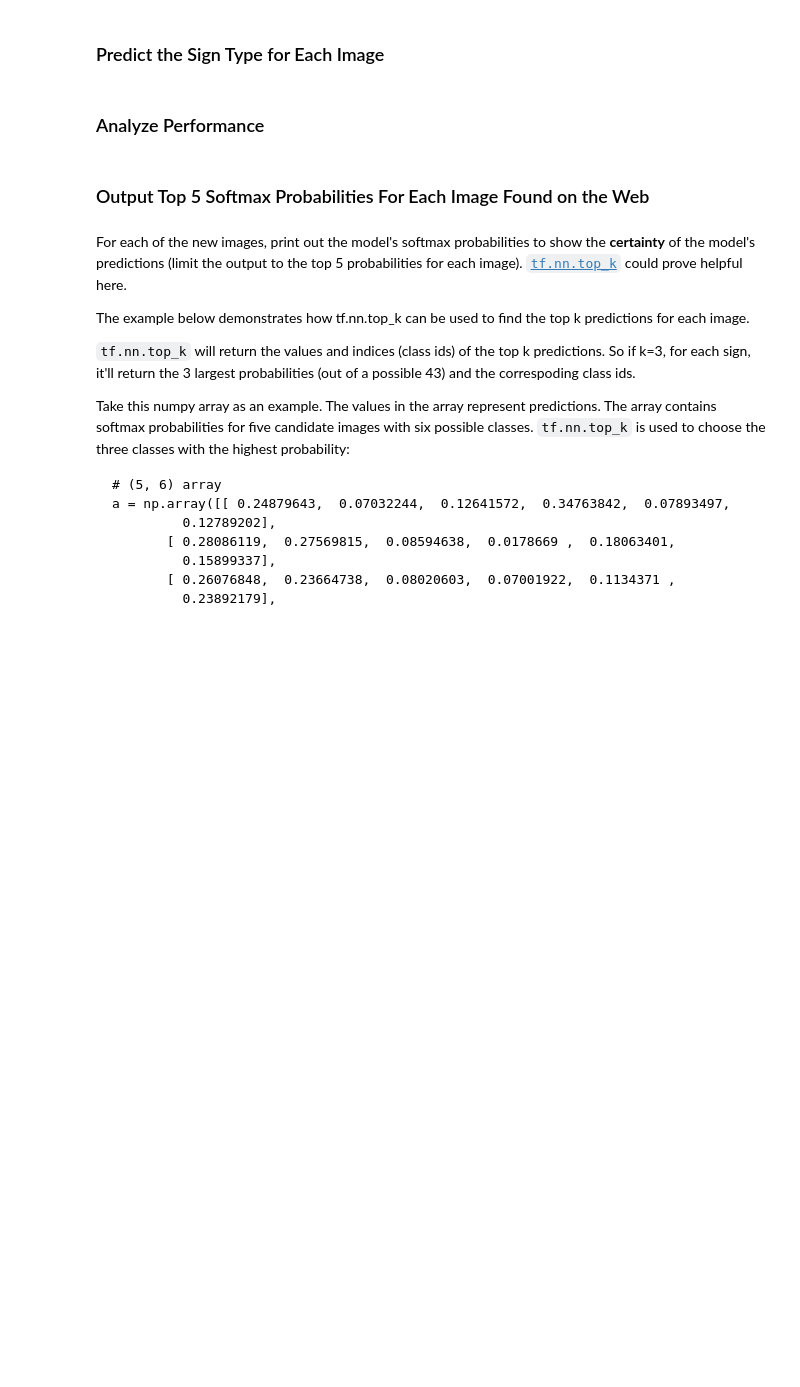
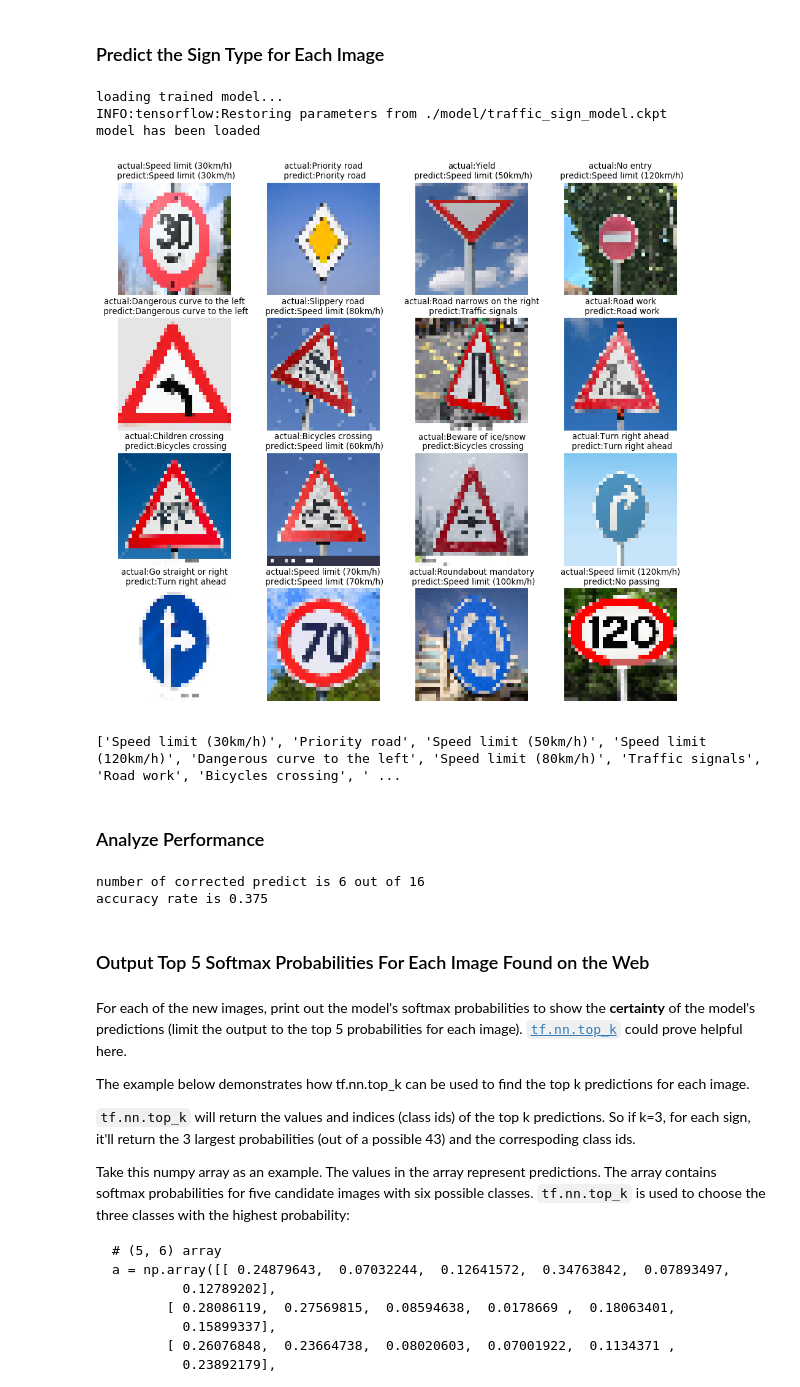
Before and after one commit to xjtuyanshi/CarND-Traffic-Sign-Classifier-Project, a Jupyter notebook: Traffic_Sign_Classifier.ipynb, the cells around one changed output. Cells and saved outputs as stored; diff of their text form; code cells hidden in the pictures; blank space fills up the shorter version.

```diff
--- a/Traffic_Sign_Classifier.ipynb
+++ b/Traffic_Sign_Classifier.ipynb
@@ -189,14 +486,71 @@ You may find `signnames.csv` useful as it contains mappings from the class id (i
 # %% [markdown]
 ### Predict the Sign Type for Each Image
+# %%
+prediction_operation = tf.argmax(logits, 1)
+def predict(X_data):
+    num_examples = len(X_data)
+    predicted_results = []
+    sess = tf.get_default_session()
+    for offset in range(0, num_examples, BATCH_SIZE):
+        batch_x = X_data[offset:offset+BATCH_SIZE]
+        possiblility = sess.run(prediction_operation, feed_dict={x: batch_x,keep_prob:1.00})
+        predicted_results.append(possiblility)
+    return predicted_results
+
+def predict_id(img):
+    img = np.expand_dims(img,axis=0)
+    img = np.expand_dims(img,axis=3)
+    pred_result = predict(img)
+    return pred_result[0]
 # %%
 ### Run the predictions here and use the model to output the prediction for each image.
 ### Make sure to pre-process the images with the same pre-processing pipeline used earlier.
 ### Feel free to use as many code cells as needed.
+predicted_sign_names = []
+print("loading trained model...")
+with tf.Session() as sess:
+    saver = tf.train.Saver()
+    saver.restore(sess,'./model/traffic_sign_model.ckpt')
+    print("model has been loaded")
+    for i in range(0,len(proecessed_test_images)):
+        predicted_id = predict_id(proecessed_test_images[i])
+        predicted_sign_name = sign_df[sign_df.index==predicted_id[0]]["SignName"].values[0]
+        predicted_sign_names.append(predicted_sign_name)
+
+
+plt.figure(figsize=(15,14),dpi=80)
+for i in range(len(proecessed_test_images)):
+    plt.subplot(4,4,i+1)
+    plt.title("actual:"+ test_images_sign_names[i] +"\n predict:" + predicted_sign_names[i])
+    plt.imshow(test_images[i]), plt.axis('off')
+plt.show()
+
+print(predicted_sign_names)
+
+
+# plt.show()
+# %% [output]
+loading trained model...
+INFO:tensorflow:Restoring parameters from ./model/traffic_sign_model.ckpt
+model has been loaded
+[figure, added]
+['Speed limit (30km/h)', 'Priority road', 'Speed limit (50km/h)', 'Speed limit (120km/h)', 'Dangerous curve to the left', 'Speed limit (80km/h)', 'Traffic signals', 'Road work', 'Bicycles crossing', ' ...
 # %% [markdown]
 ### Analyze Performance
 # %%
 ### Calculate the accuracy for these 5 new images.
+num_of_correct = 0
+len_image_list = len(test_images_sign_names)
+for  i in range(len_image_list):
+    if test_images_sign_names[i] == predicted_sign_names[i] :
+        num_of_correct += 1
+
+print("number of corrected predict is " +str(num_of_correct) + " out of " + str(len_image_list))
+print("accuracy rate is " +str(float(num_of_correct/len_image_list)))
 ### For example, if the model predicted 1 out of 5 signs correctly, it's 20% accurate on these new images.
+# %% [output]
+number of corrected predict is 6 out of 16
+accuracy rate is 0.375
 # %% [markdown]
 ### Output Top 5 Softmax Probabilities For Each Image Found on the Web
 # %% [markdown]
```
Also changed, not shown: parts of 19 cells of this notebook, 22 other files.
